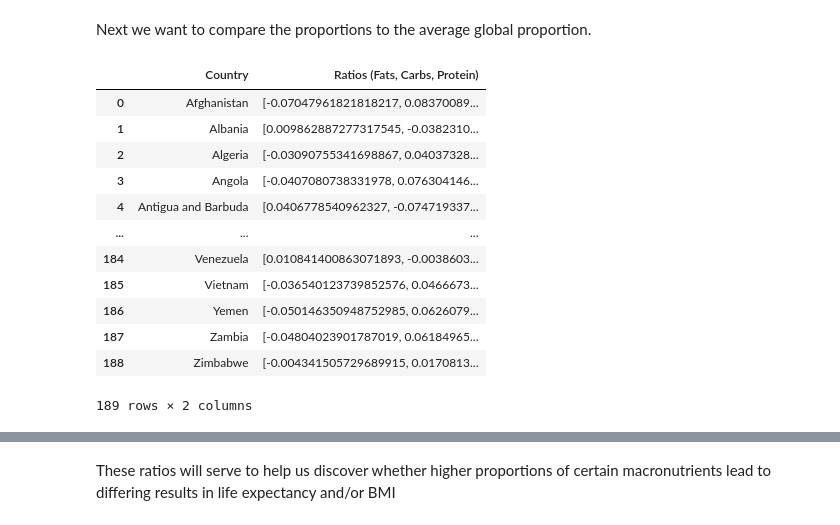
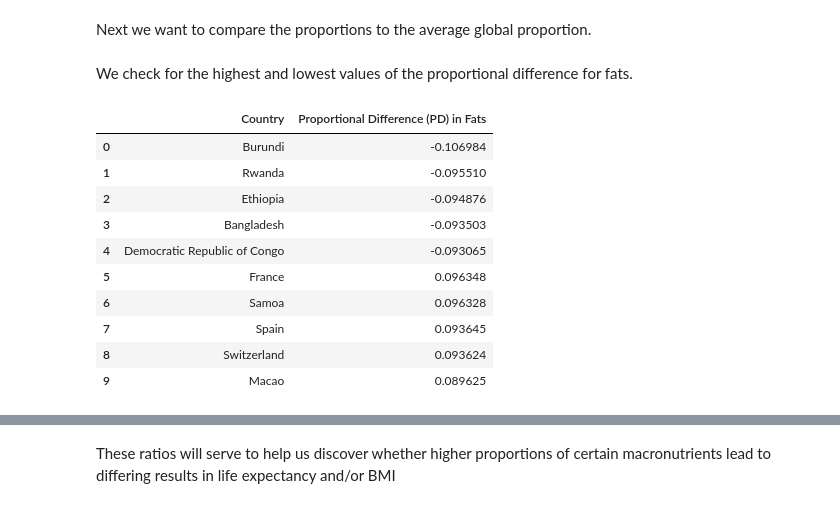
Before and after one commit to COGS108/Group074_WI24, a Jupyter notebook: EDACheckpoint_Group074_WI24.ipynb, the cells around one changed output, grey strips where cells are left out. Saved outputs shown, nothing was run; the diff lists cells and outputs as text; code cells hidden in the pictures.

```diff
--- a/EDACheckpoint_Group074_WI24.ipynb
+++ b/EDACheckpoint_Group074_WI24.ipynb
@@ -1178,21 +1178,40 @@ fat1 = prop_global["Average over 2000 - 2016"][2]/total
 protein1 = prop_global["Average over 2000 - 2016"][4]/total
 
 global_ratios = [fat1, carbs1, protein1]
-# %%
-prop_difference = new_dataset.copy()
-prop_difference['Ratios (Fats, Carbs, Protein)'] = prop_difference['Ratios (Fats, Carbs, Protein)'].apply(lambda x: [i - r for i,r in zip (x, global_ratios)])
-prop_difference
-# %% [output]
-|  | Country | Ratios (Fats, Carbs, Protein) |
-| 0 | Afghanistan | [-0.07047961821818217, 0.08370089... |
-| 1 | Albania | [0.009862887277317545, -0.0382310... |
-| 2 | Algeria | [-0.03090755341698867, 0.04037328... |
-| 3 | Angola | [-0.0407080738331978, 0.076304146... |
-| 4 | Antigua and Barbuda | [0.0406778540962327, -0.074719337... |
-| ... | ... | ... |
-| 184 | Venezuela | [0.010841400863071893, -0.0038603... |
-| 185 | Vietnam | [-0.036540123739852576, 0.0466673... |
-| 186 | Yemen | [-0.050146350948752985, 0.0626079... |
-| 187 | Zambia | [-0.04804023901787019, 0.06184965... |
-| 188 | Zimbabwe | [-0.004341505729689915, 0.0170813... |
-189 rows × 2 columns
+# %%
+prop_difference = new_dataset.copy()
+prop_difference['Difference of Ratios (Fats, Carbs, Protein), vs Global'] = prop_difference['Ratios (Fats, Carbs, Protein)'].apply(lambda x: [i - r for i,r in zip (x, global_ratios)])
+if 'Ratios (Fats, Carbs, Protein)' in prop_difference.columns:
+    prop_difference.drop(columns='Ratios (Fats, Carbs, Protein)', inplace=True)
+prop_difference
+# Separate the items into three separate columns
+prop_difference[['Proportional Difference (PD) in Fats', 'PD in Carbs', 'PD in Protein']] = prop_difference['Difference of Ratios (Fats, Carbs, Protein), vs Global'].apply(pd.Series)
+
+# Drop the original column with lists
+prop_difference.drop(columns=['Difference of Ratios (Fats, Carbs, Protein), vs Global'], inplace=True)
+prop_difference.dropna(inplace = True)
+# %% [markdown]
+We check for the highest and lowest values of the proportional difference for fats.
+# %%
+pd_fat = prop_difference.sort_values(by = "Proportional Difference (PD) in Fats") #rev = True
+if "PD in Carbs" in pd_fat.columns:
+    pd_fat.drop(columns='PD in Carbs', inplace=True)
+if "PD in Protein" in pd_fat.columns:
+    pd_fat.drop(columns='PD in Protein', inplace=True)
+
+pd_fat = pd.concat([pd_fat.nsmallest(5, "Proportional Difference (PD) in Fats"), pd_fat.nlargest(5, "Proportional Difference (PD) in Fats"), ])
+pd_fat.reset_index(drop=True, inplace=True)
+
+pd_fat
+# %% [output]
+|  | Country | Proportional Difference (PD) in Fats |
+| 0 | Burundi | -0.106984 |
+| 1 | Rwanda | -0.095510 |
+| 2 | Ethiopia | -0.094876 |
+| 3 | Bangladesh | -0.093503 |
+| 4 | Democratic Republic of Congo | -0.093065 |
+| 5 | France | 0.096348 |
+| 6 | Samoa | 0.096328 |
+| 7 | Spain | 0.093645 |
+| 8 | Switzerland | 0.093624 |
+| 9 | Macao | 0.089625 |
```
Also changed, not shown: parts of 4 cells of this notebook.
